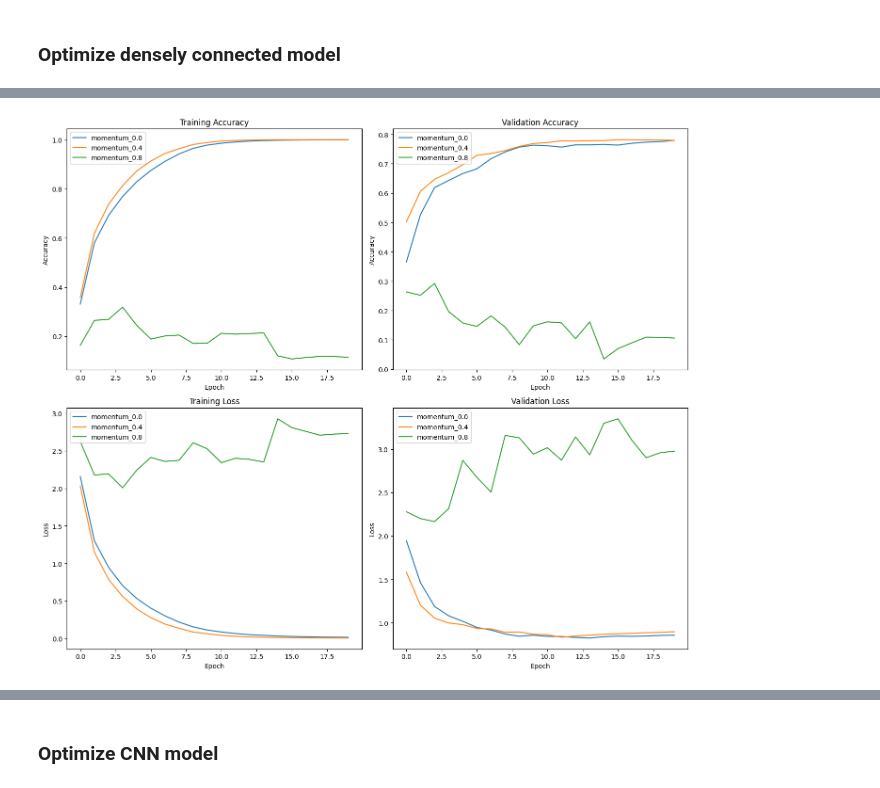
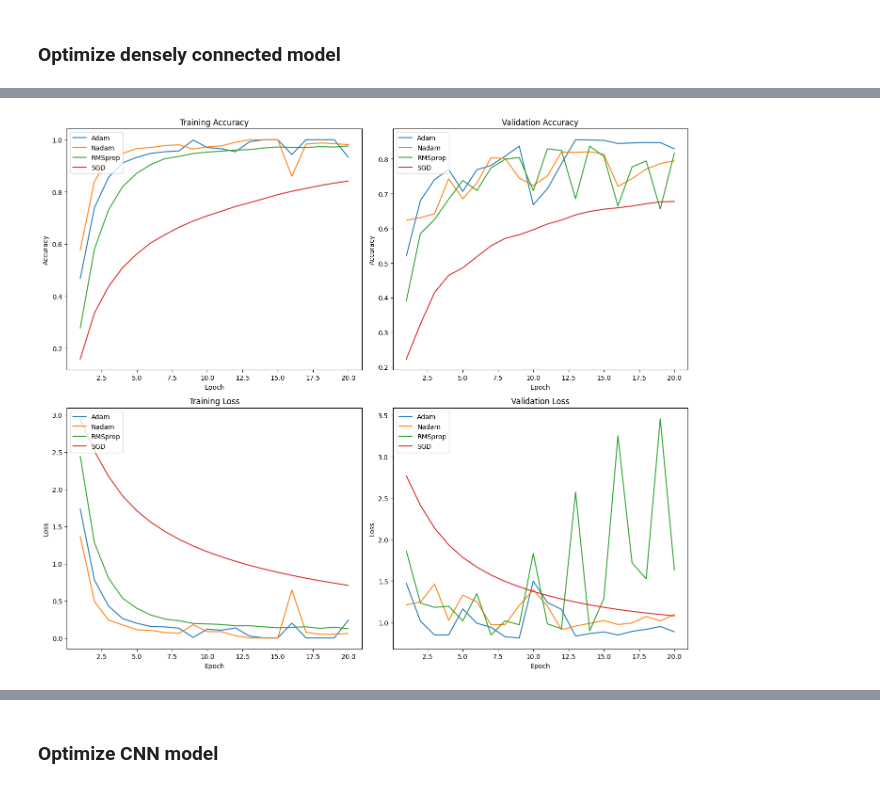
Before and after one commit to billzhao1030/Using_ML_Tools, a Jupyter notebook: Assignment/Assignment 3/Assignment3_UMLT_2024_instructions.ipynb, the cells around one changed output, grey strips where cells are left out. Drawn from its saved outputs; the diff is of its cells as text; code cells hidden in the pictures.

```diff
--- a/Assignment/Assignment 3/Assignment3_UMLT_2024_instructions.ipynb
+++ b/Assignment/Assignment 3/Assignment3_UMLT_2024_instructions.ipynb
@@ -543,0 +544,11 @@ Observation for base model:
+# %%
+def create_dnn_model(neurons_per_layer, activation='relu', kernel_initializer='glorot_uniform'):
+    model = Sequential()
+    model.add(Flatten(input_shape=(32, 32, 1), name='flatten'))
+
+    for i, neurons in enumerate(neurons_per_layer):
+        model.add(Dense(neurons, activation=activation, kernel_initializer=kernel_initializer, name=f'dense_{i+1}'))
+
+    model.add(Dense(24, activation='softmax', kernel_initializer=kernel_initializer, name='output'))
+
+    return model
@@ -685,0 +762,29 @@ Epoch 20/20
+# %%
+from tensorflow.keras.optimizers import Adam, Nadam, RMSprop, SGD
+
+# Define different optimizers to test
+optimizers = {
+    "Adam": Adam(learning_rate=0.001),
+    "Nadam": Nadam(learning_rate=0.001),
+    "RMSprop": RMSprop(learning_rate=0.001),
+    "SGD": SGD(learning_rate=0.001)
+}
+
+# Store histories for comparison
+histories_optimizer = {}
+
+# Loop through each optimizer
+for opt_name, optimizer in optimizers.items():
+    # Create and compile the model
+    model = create_dnn_model([256, 128], activation="selu")
+    model.compile(optimizer=optimizer, loss='categorical_crossentropy', metrics=['accuracy'])
+
+    # Train the model
+    history = model.fit(
+        X_train, y_train,
+        epochs=20,
+        validation_data=(X_val, y_val)
+    )
+
+    # Store history
+    histories_optimizer[opt_name] = history
@@ -686,4 +809,4 @@ Epoch 20/20
 # %%
-plot_comparison(histories_m)
+plot_comparison(histories_optimizer)
 # %% [output]
-[figure, old version]
+[figure, new version]
```
Also changed, not shown: parts of 45 cells of this notebook.
